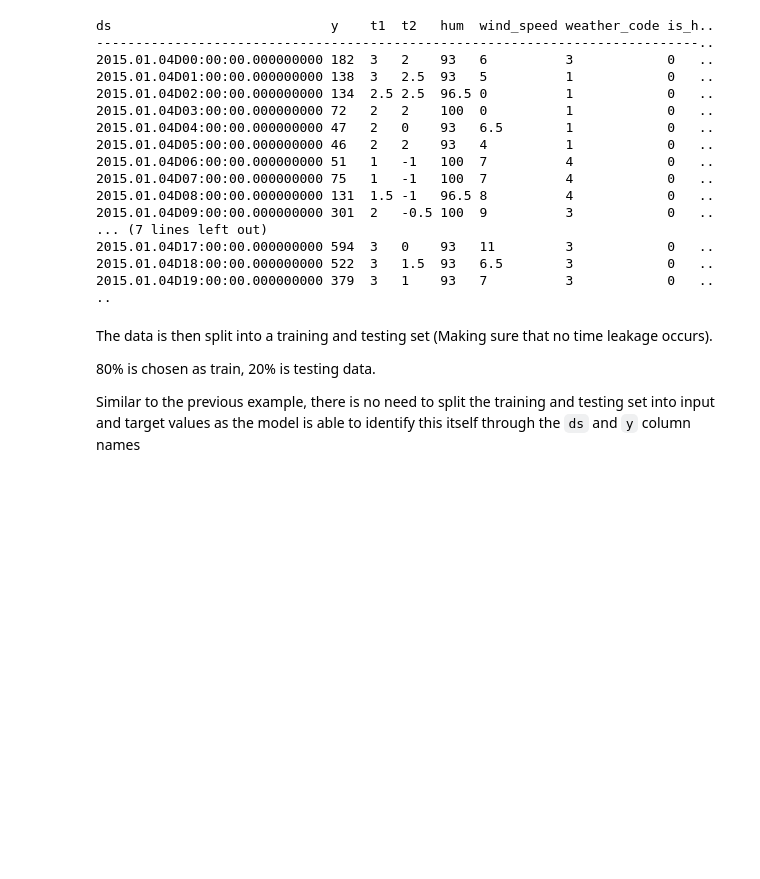
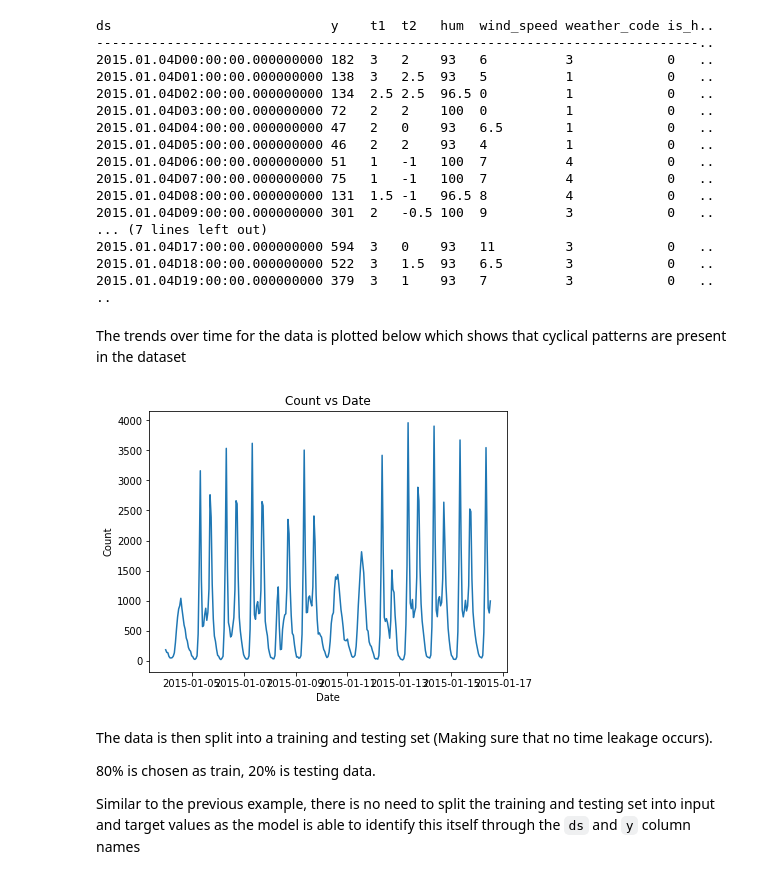
Before and after one commit to cmccarthy1/timeseries, a Jupyter notebook: notebooks/fbprophet.ipynb, the cells around one changed output. Saved outputs shown, nothing was run; the diff lists cells and outputs as text; code cells hidden in the pictures; blank space fills up the shorter version.

```diff
--- a/notebooks/fbprophet.ipynb
+++ b/notebooks/fbprophet.ipynb
@@ -248,6 +254,12 @@ ds                            y    t1  t2   hum  wind_speed weather_code is_h..
 2015.01.04D18:00:00.000000000 522  3   1.5  93   6.5        3            0   ..
 2015.01.04D19:00:00.000000000 379  3   1    93   7          3            0   ..
 ..
+# %% [markdown]
+The trends over time for the data is plotted below which shows that cyclical patterns are present in the dataset
+# %%
+plttm[300#bikes`ds;300#bikes`y;"Count"]
+# %% [output]
+[figure, added]
 # %% [markdown]
 The data is then split into  a training and testing set (Making sure that no time leakage occurs).
 
```
Also changed, not shown: parts of 6 cells of this notebook.
